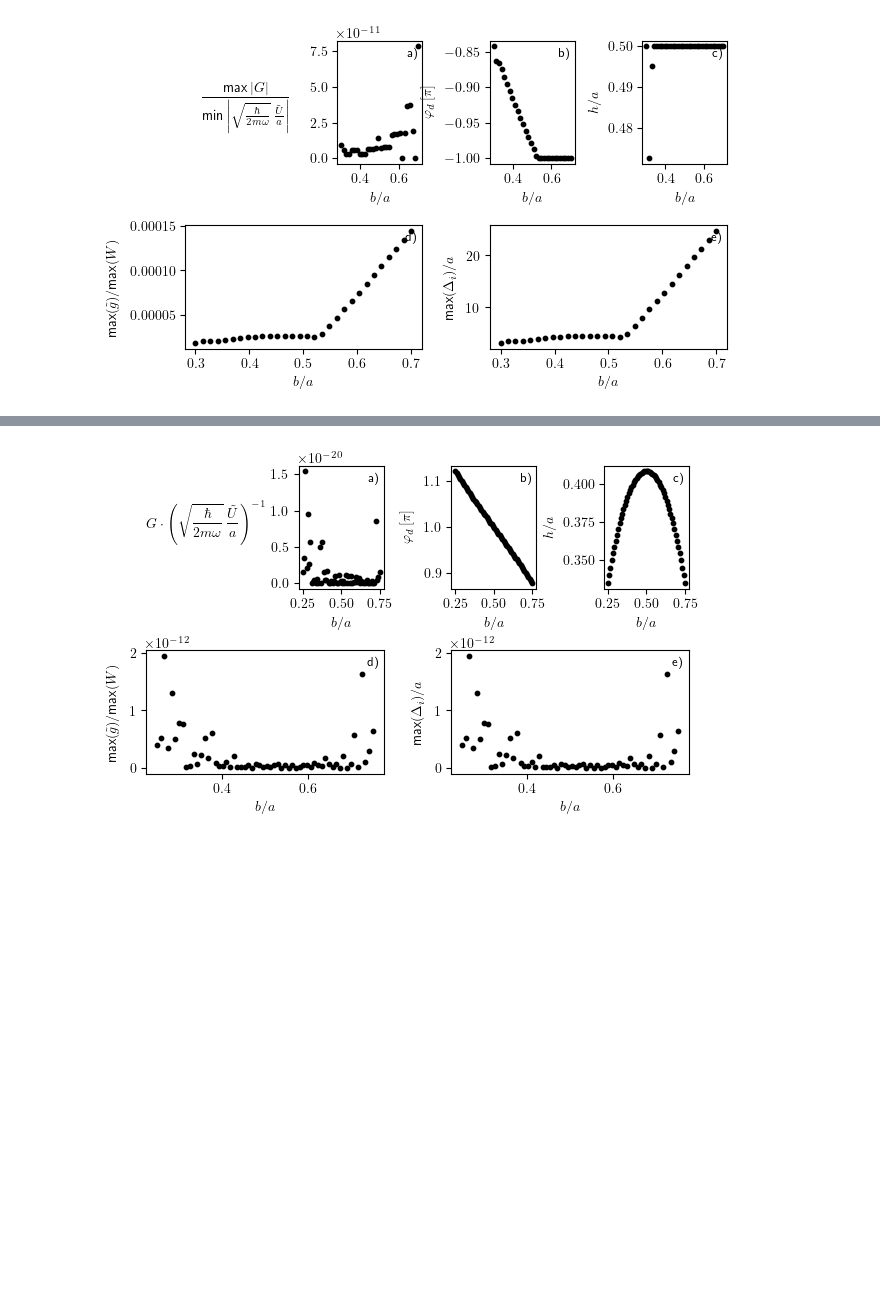
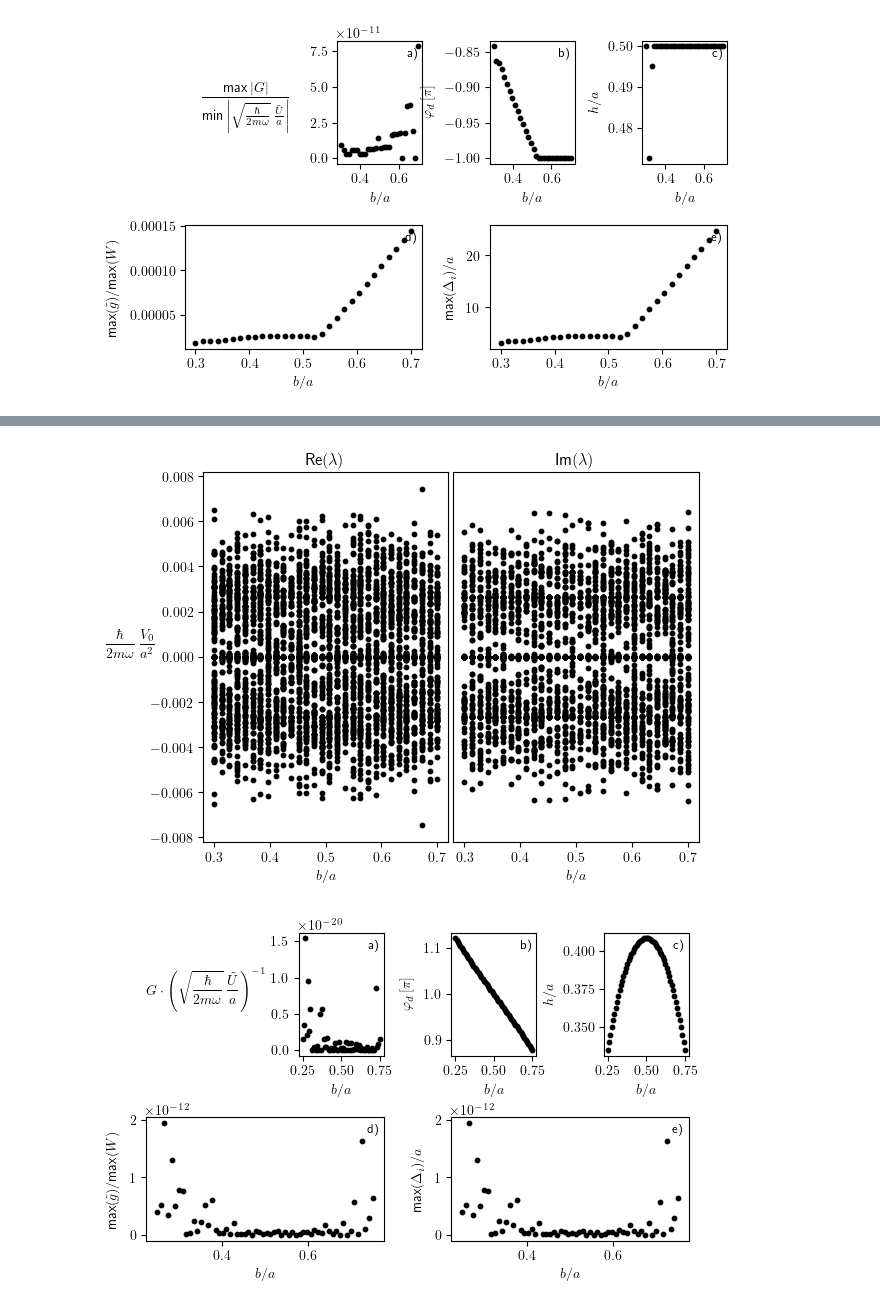
Before and after one commit to ChriGomm/master, a Jupyter notebook: numerics/interactions.ipynb, the cells around one changed output, grey strips where cells are left out. Cells and saved outputs as stored; diff of their text form; code cells hidden in the pictures; blank space fills up the shorter version.

```diff
--- a/numerics/interactions.ipynb
+++ b/numerics/interactions.ipynb
@@ -1521,3 +1540,29 @@ plt.show()
+# %%
+fig, ax = plt.subplots(1,2,sharey=True)
+# fig2, ax2 = plt.subplots(1,1)
+pad = 15
+
+# b = np.linspace(0.25,0.75,N)
+b = np.linspace(0.3,0.7,N)
+# eigenvals = np.load("topological_phenomena_dipoles/BdG_spec.npy")
+eigenvals2 = np.reshape(eigenvals,shape=(eigenvals.shape[0],eigenvals.shape[1]*eigenvals.shape[2]))
+for i in range(N):
+
+
+        ax[0].scatter(b[i]*np.ones(eigenvals2.shape[1]),np.real(eigenvals2[i]),color='0',s=10)
+        ax[1].scatter(b[i]*np.ones(eigenvals2.shape[1]),np.imag(eigenvals2[i]),color='0',s=10)
+ax[0].set_xlabel(r"$b/a$")
+ax[0].set_title(r"$\text{Re}(\lambda)$")
+ax[0].set_ylabel(r"$$\frac{\hbar}{2m\omega}\,\frac{V_0}{a^2}$$",rotation=0,labelpad = pad)
+ax[1].tick_params(axis='y',direction='in',which='both',left=False,right=False,labelleft=False)
+
+ax[1].set_xlabel(r"$b/a$")
+ax[1].set_title(r"$\text{Im}(\lambda)$")
+plt.subplots_adjust(wspace=0.02)
+plt.savefig("/home/christian/Documents/master/protocol/pictures/"+"Bdg_spec_80N.pdf")
+plt.show()
+# %% [output]
+[figure, added]
 # %%
 np.save("topological_phenomena_dipoles/BdG_spec",eigenvals)
 # %%
```
Also changed, not shown: parts of 4 cells of this notebook, 12 other files.
